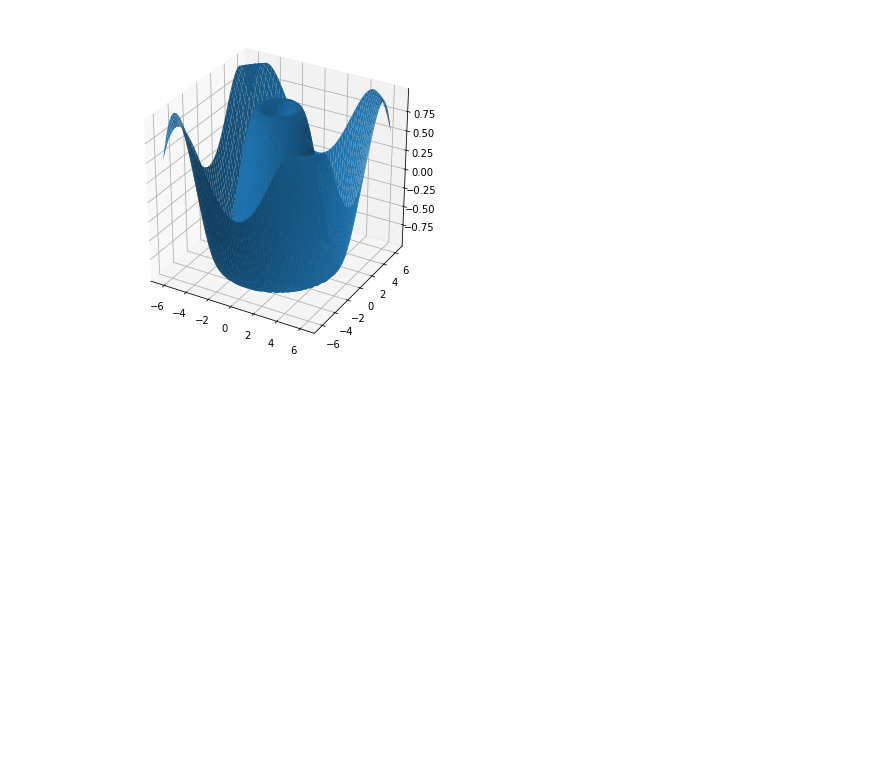
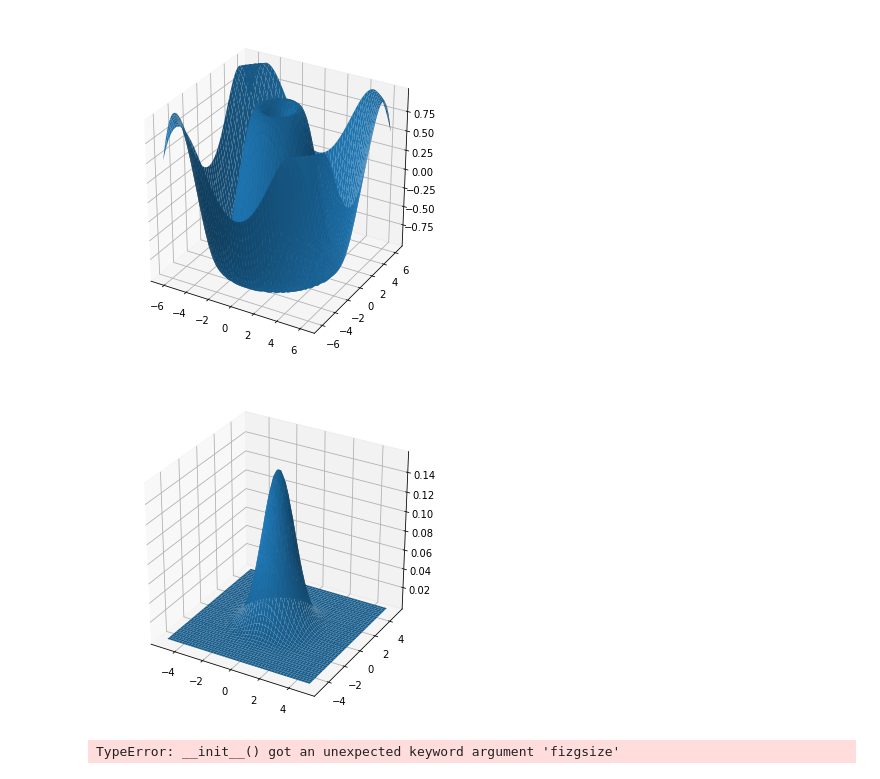
Before and after one commit to aki-06/AI_Academy, a Jupyter notebook: 20180224.ipynb, the cells around one changed output. Cells and saved outputs as stored; diff of their text form; code cells hidden in the pictures; blank space fills up the shorter version.

```diff
--- a/20180224.ipynb
+++ b/20180224.ipynb
@@ -20,3 +20,50 @@ ax.plot_surface(X, Y, Z)
 plt.show()
 # %% [output]
 [figure]
+# %%
+# 曲面を作成する
+"""
+ax.plot_surface()
+"""
+import numpy as np
+import matplotlib.pyplot as plt
+from mpl_toolkits.mplot3d import Axes3D
+
+x = y = np.linspace(-5, 5)
+X, Y = np.meshgrid(x, y)
+Z = np.exp(-(X ** 2 + Y ** 2)/2) / (2*np.pi)
+
+# figureオブジェクト作成
+fig = plt.figure(figsize=(6, 6))
+
+# サブプロット作成
+ax = fig.add_subplot(1, 1, 1, projection='3d')
+
+ax.plot_surface(X, Y, Z)
+plt.show()
+# %% [output]
+[figure, added]
+# %%
+# 3Dヒストグラムを作成する
+"""
+bar3d(xpos, ypos, zpos, dx, dy, dz)
+"""
+import numpy as np
+import matplotlib.pyplot as plt
+from mpl_toolkits.mplot3d import Axes3D
+
+fig = plt.figure(figsize=(5, 5))
+ax1 = fig.add_subplot(111, projection='3d')
+
+xpos = [i for i in range(10)]
+ypos = [i for i in range(10)]
+zpos = np.zeros(10)
+
+dx = np.ones(10)
+dy = np.ones(10)
+dz = [i for i in range(10)]
+
+ax1.bar3d(xpos, ypos, zpos, dx, dy, dz)
+plt.show()
+# %% [output]
+TypeError: __init__() got an unexpected keyword argument 'fizgsize'
```
